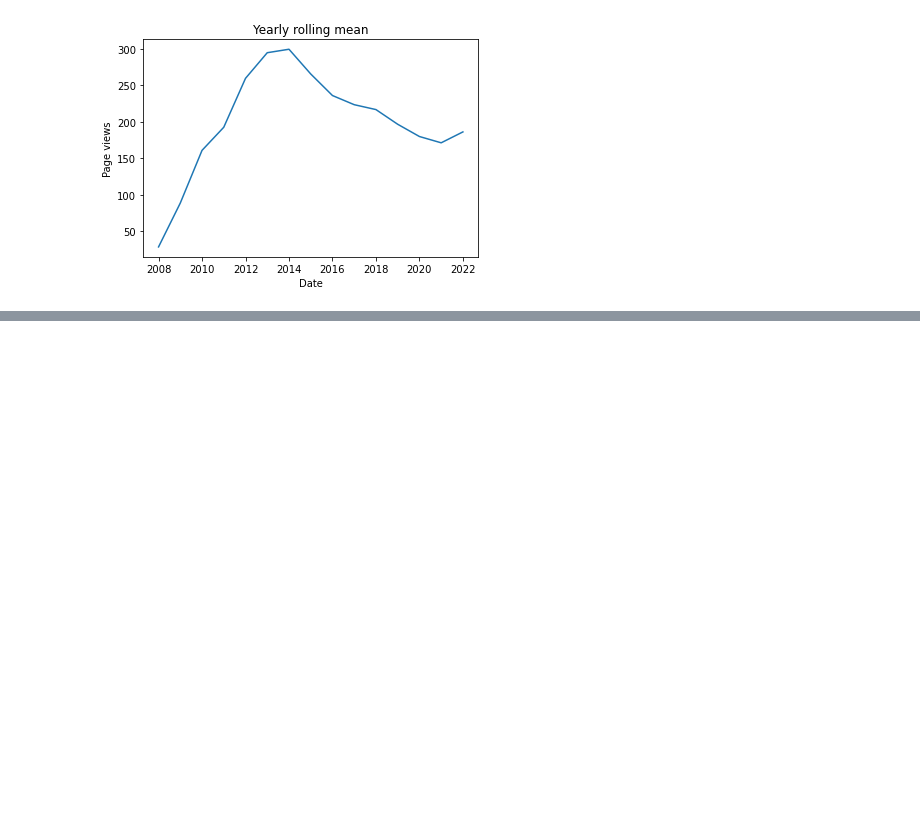
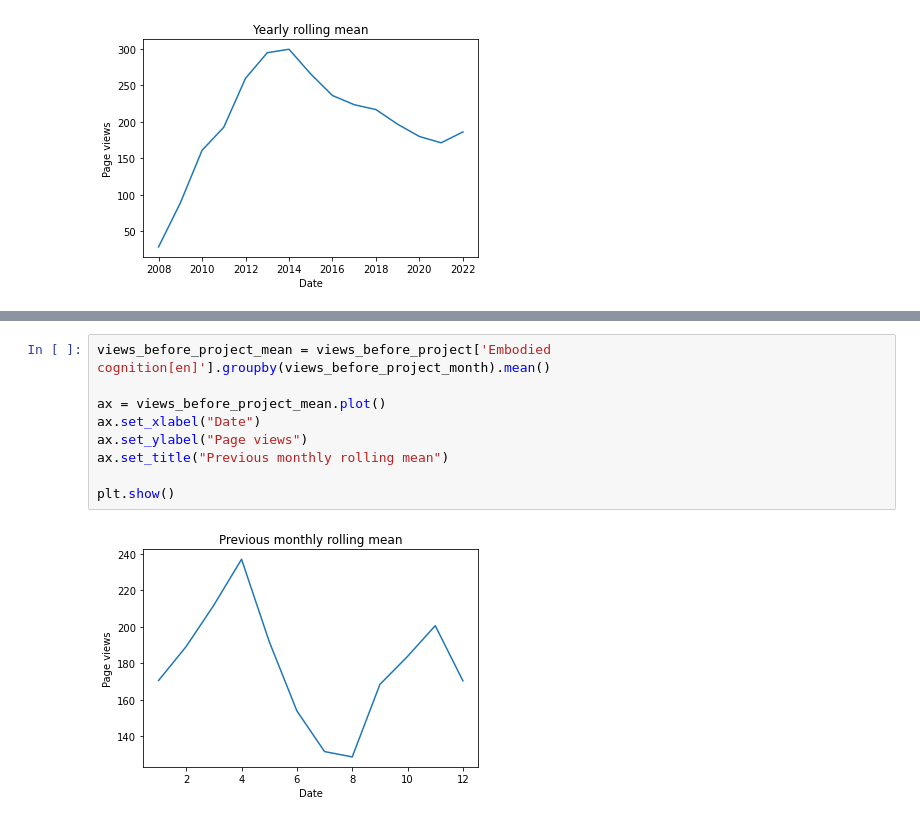
Before and after one commit to JohnMadrid/EC_env_images, a Jupyter notebook: page_visits_analysis.ipynb, the cells around one changed output, grey strips where cells are left out. Saved outputs shown, nothing was run; the diff lists cells and outputs as text; blank space fills up the shorter version.

Commit message:
one year period previous and after study

```diff
--- a/page_visits_analysis.ipynb
+++ b/page_visits_analysis.ipynb
@@ -56,0 +67,11 @@ Int64Index([3, 3, 3, 3, 3, 3, 3, 3, 3, 3,
+# %%
+views_before_project_mean = views_before_project['Embodied cognition[en]'].groupby(views_before_project_month).mean()
+
+ax = views_before_project_mean.plot()
+ax.set_xlabel("Date")
+ax.set_ylabel("Page views")
+ax.set_title("Previous monthly rolling mean")
+
+plt.show()
+# %% [output]
+[figure, added]
```
Also changed, not shown: parts of 1 cell of this notebook.
